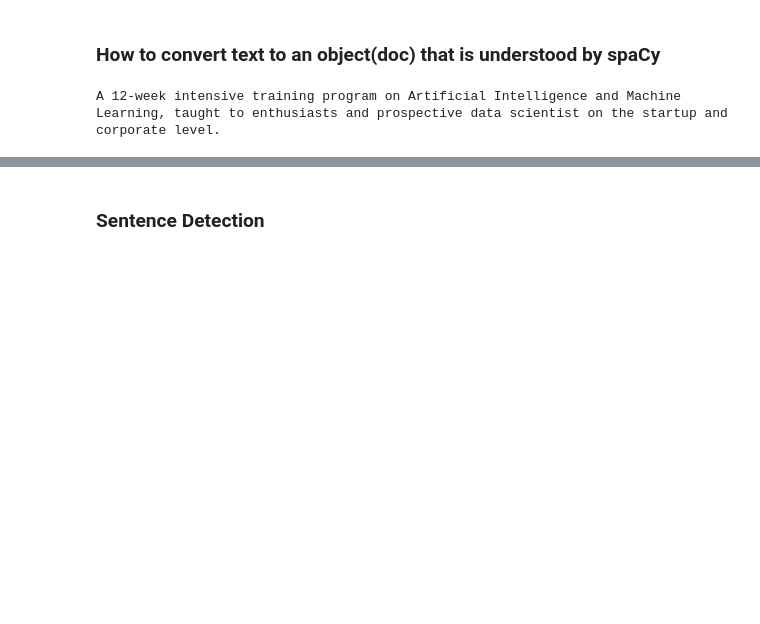
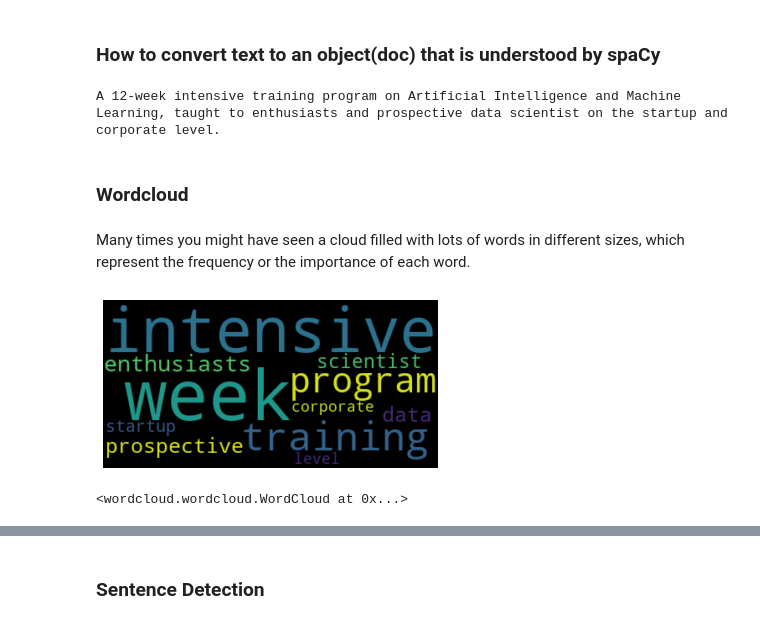
Before and after one commit to Heytec/ADS_REV_code, a Jupyter notebook: 032 Lesson NLP Basics/Natural Language Processing .ipynb, the cells around one changed output, grey strips where cells are left out. Drawn from its saved outputs; the diff is of its cells as text; code cells hidden in the pictures; blank space fills up the shorter version.

```diff
--- a/032 Lesson NLP Basics/Natural Language Processing .ipynb
+++ b/032 Lesson NLP Basics/Natural Language Processing .ipynb
@@ -61,3 +61,28 @@ doc = nlp(text)
 doc
 # %% [output]
 A 12-week intensive training program on Artificial Intelligence and Machine Learning, taught to enthusiasts and prospective data scientist on the startup and corporate level.
+# %% [markdown]
+### Wordcloud
+# %% [markdown]
+Many times you might have seen a cloud filled with lots of words in different sizes, which represent the frequency or the importance of each word.
+# %%
+import matplotlib.pyplot as plt
+from wordcloud import WordCloud, STOPWORDS, ImageColorGenerator
+
+newText =''
+for word in doc:
+ if word.pos_ in ['ADJ', 'NOUN']:
+  newText = " ".join((newText, word.text.lower()))
+wordcloud = WordCloud(stopwords=STOPWORDS).generate(newText)
+
+# Display the generated image:
+plt.imshow(wordcloud, interpolation='bilinear')
+plt.axis("off")
+plt.show()
+# %% [output]
+[figure, added]
+# %%
+# Save the image in the img folder:
+wordcloud.to_file("ADS.png")
+# %% [output]
+<wordcloud.wordcloud.WordCloud at 0x...>
```
Also changed, not shown: parts of 2 cells of this notebook, 30 other files.
